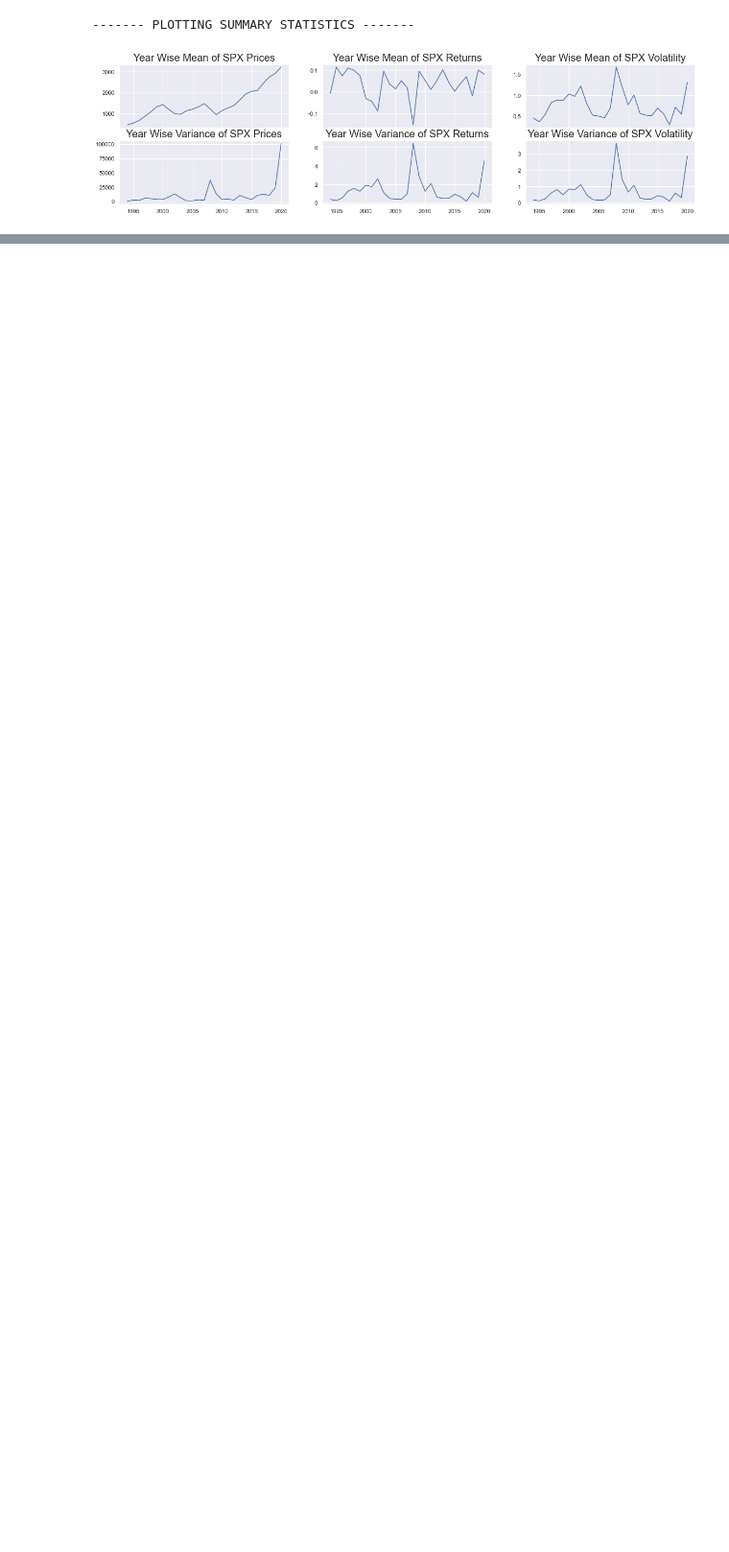
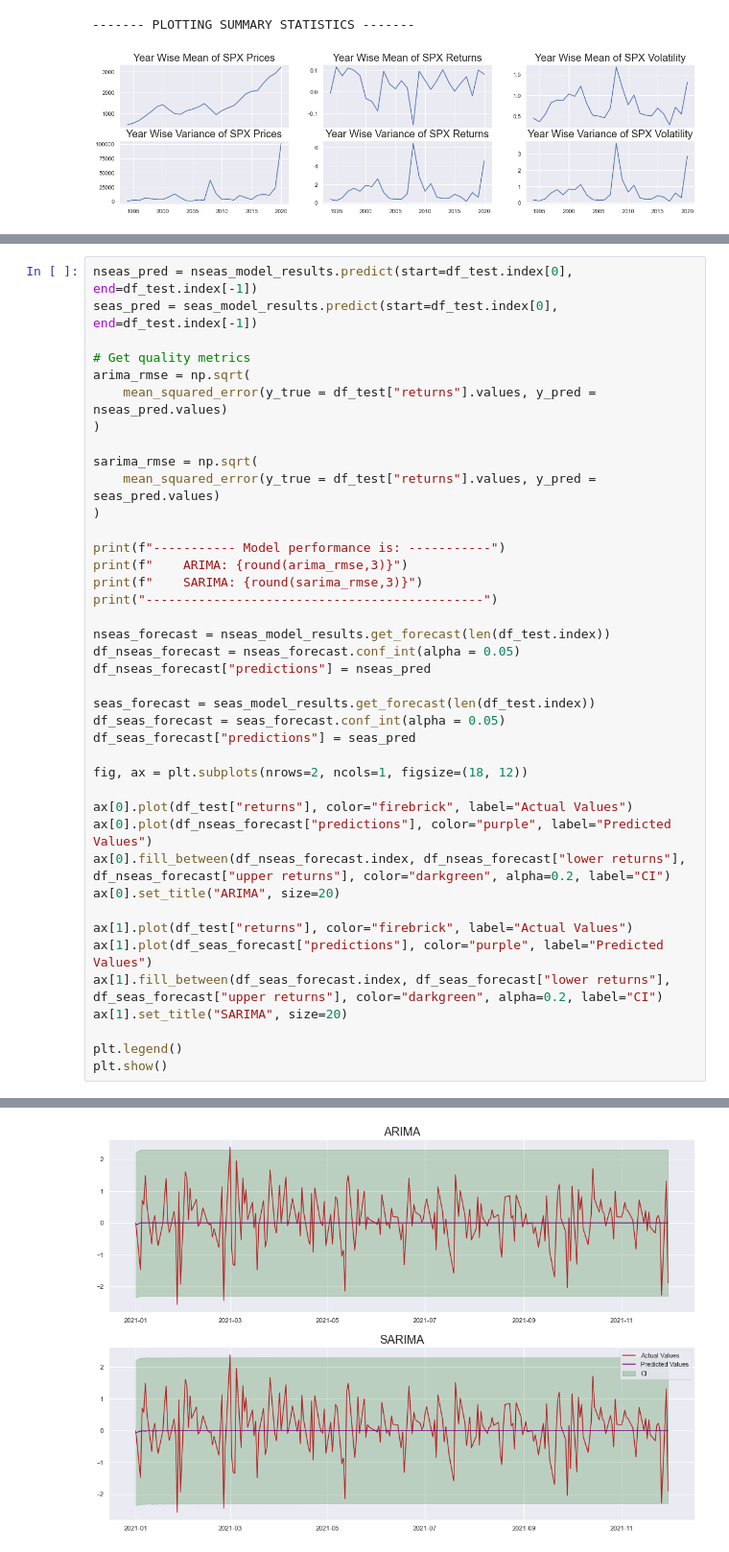
Before and after one commit to drpoxx/statforecast_intro, a Jupyter notebook: forecasting_introduction.ipynb, the cells around one changed output, grey strips where cells are left out. Shown at 96% size. Saved outputs shown, nothing was run; the diff lists cells and outputs as text; blank space fills up the shorter version.

```diff
--- a/forecasting_introduction.ipynb
+++ b/forecasting_introduction.ipynb
@@ -318,0 +438,41 @@ adfuller(df_train["close"])
+# %%
+nseas_pred = nseas_model_results.predict(start=df_test.index[0], end=df_test.index[-1])
+seas_pred = seas_model_results.predict(start=df_test.index[0], end=df_test.index[-1])
+
+# Get quality metrics
+arima_rmse = np.sqrt(
+    mean_squared_error(y_true = df_test["returns"].values, y_pred = nseas_pred.values)
+)
+
+sarima_rmse = np.sqrt(
+    mean_squared_error(y_true = df_test["returns"].values, y_pred = seas_pred.values)
+)
+
+print(f"----------- Model performance is: -----------")
+print(f"    ARIMA: {round(arima_rmse,3)}")
+print(f"    SARIMA: {round(sarima_rmse,3)}")
+print("---------------------------------------------")
+
+nseas_forecast = nseas_model_results.get_forecast(len(df_test.index))
+df_nseas_forecast = nseas_forecast.conf_int(alpha = 0.05)
+df_nseas_forecast["predictions"] = nseas_pred
+
+seas_forecast = seas_model_results.get_forecast(len(df_test.index))
+df_seas_forecast = seas_forecast.conf_int(alpha = 0.05)
+df_seas_forecast["predictions"] = seas_pred
+
+fig, ax = plt.subplots(nrows=2, ncols=1, figsize=(18, 12))
+
+ax[0].plot(df_test["returns"], color="firebrick", label="Actual Values")
+ax[0].plot(df_nseas_forecast["predictions"], color="purple", label="Predicted Values")
+ax[0].fill_between(df_nseas_forecast.index, df_nseas_forecast["lower returns"], df_nseas_forecast["upper returns"], color="darkgreen", alpha=0.2, label="CI")
+ax[0].set_title("ARIMA", size=20)
+
+ax[1].plot(df_test["returns"], color="firebrick", label="Actual Values")
+ax[1].plot(df_seas_forecast["predictions"], color="purple", label="Predicted Values")
+ax[1].fill_between(df_seas_forecast.index, df_seas_forecast["lower returns"], df_seas_forecast["upper returns"], color="darkgreen", alpha=0.2, label="CI")
+ax[1].set_title("SARIMA", size=20)
+
+plt.legend()
+plt.show()
+# %% [output]
@@ -318,0 +483 @@ adfuller(df_train["close"])
+[figure, added]
```
Also changed, not shown: parts of 12 cells of this notebook.
